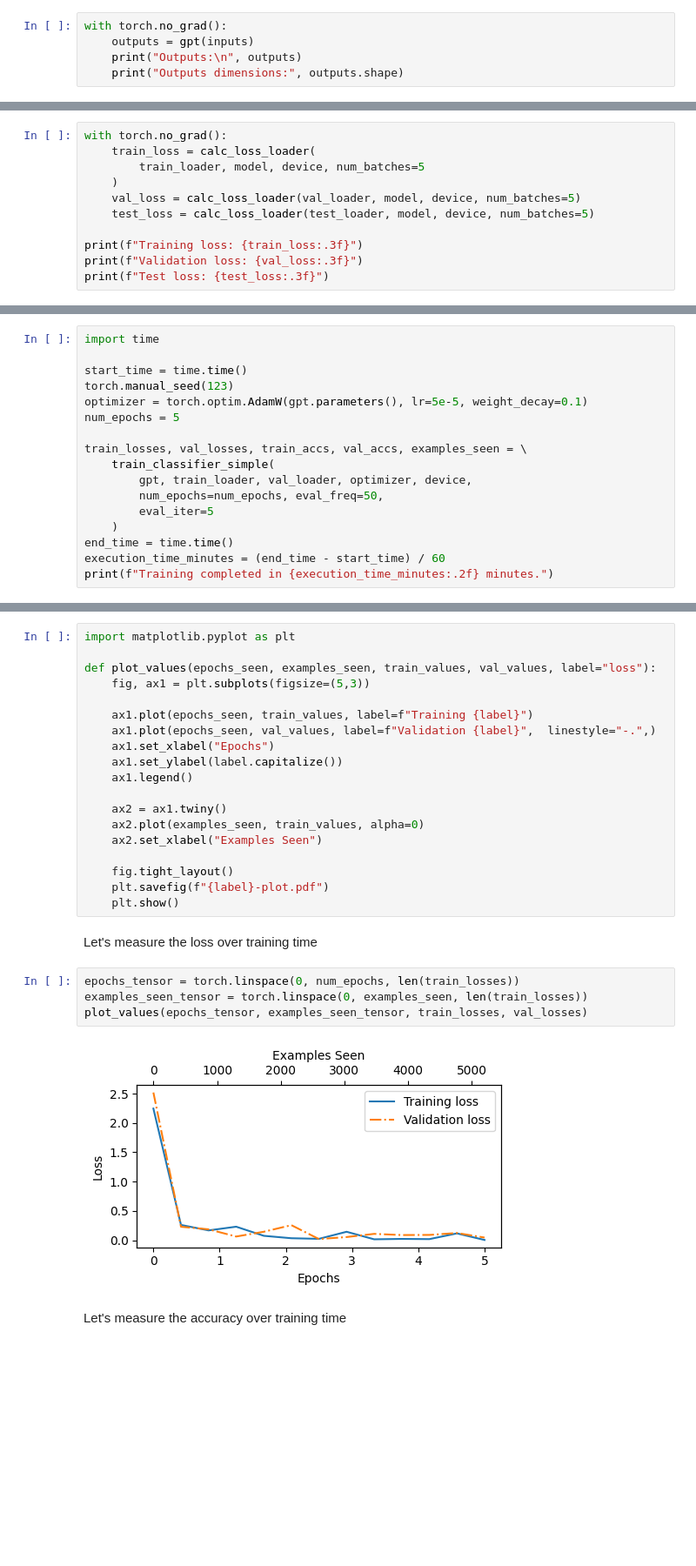
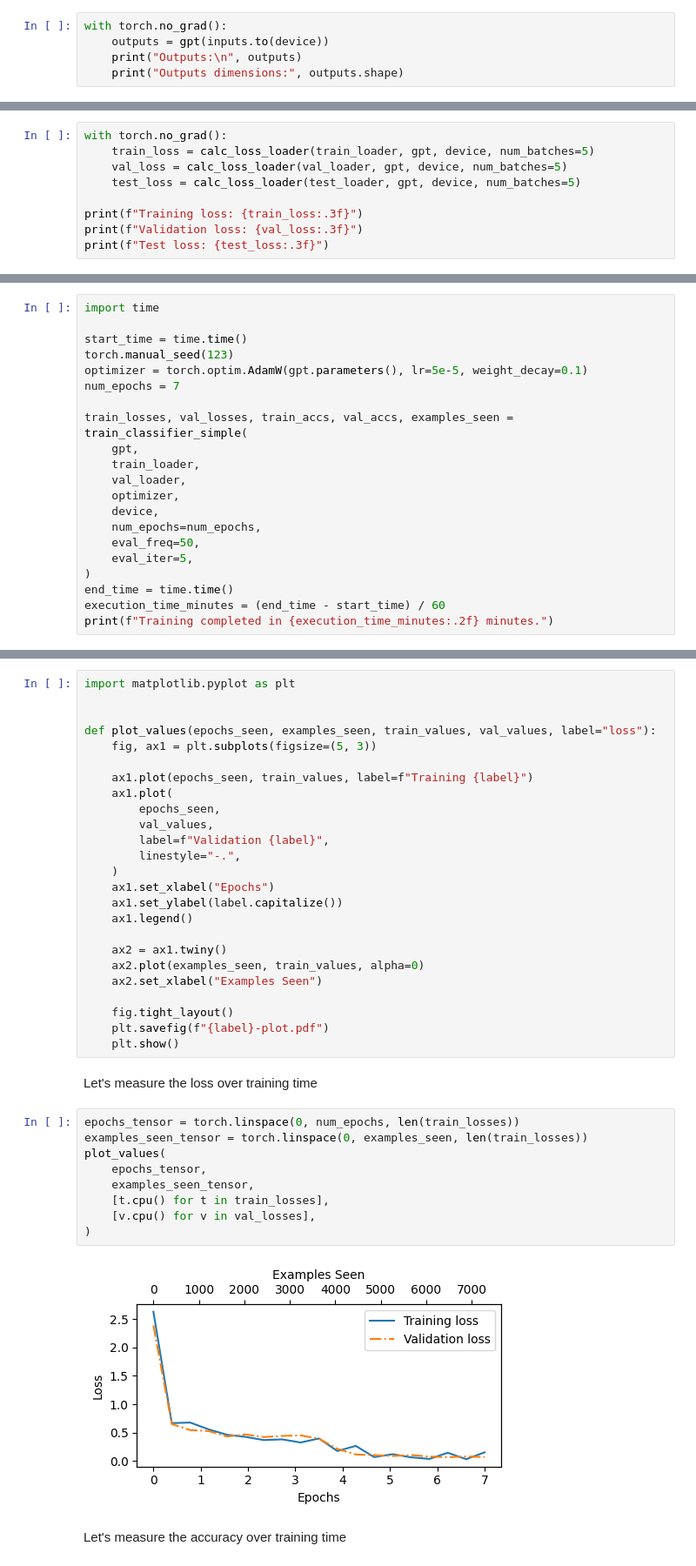
Before and after one commit to diegoalejogm/build-llm, a Jupyter notebook: fine-tuning.ipynb, the cells around one changed output, grey strips where cells are left out. Shown at 87% size. Drawn from its saved outputs; the diff is of its cells as text; blank space fills up the shorter version.

```diff
--- a/fine-tuning.ipynb
+++ b/fine-tuning.ipynb
@@ -405,7 +454,7 @@ Inputs dimensions: torch.Size([1, 4])
 The last output dimension is now `2`
 # %%
 with torch.no_grad():
-    outputs = gpt(inputs)
+    outputs = gpt(inputs.to(device))
     print("Outputs:\n", outputs)
     print("Outputs dimensions:", outputs.shape)
 # %% [output]
@@ -507,10 +558,8 @@ def calc_loss_loader(data_loader, model, device, num_batches=None):
 # %%
 with torch.no_grad():
-    train_loss = calc_loss_loader(
-        train_loader, model, device, num_batches=5
-    )
-    val_loss = calc_loss_loader(val_loader, model, device, num_batches=5)
-    test_loss = calc_loss_loader(test_loader, model, device, num_batches=5)
+    train_loss = calc_loss_loader(train_loader, gpt, device, num_batches=5)
+    val_loss = calc_loss_loader(val_loader, gpt, device, num_batches=5)
+    test_loss = calc_loss_loader(test_loader, gpt, device, num_batches=5)
 
 print(f"Training loss: {train_loss:.3f}")
 print(f"Validation loss: {val_loss:.3f}")
@@ -616,14 +673,18 @@ import time
 start_time = time.time()
 torch.manual_seed(123)
 optimizer = torch.optim.AdamW(gpt.parameters(), lr=5e-5, weight_decay=0.1)
-num_epochs = 5
+num_epochs = 7
 
-train_losses, val_losses, train_accs, val_accs, examples_seen = \
-    train_classifier_simple(
-        gpt, train_loader, val_loader, optimizer, device,
-        num_epochs=num_epochs, eval_freq=50,
-        eval_iter=5
-    )
+train_losses, val_losses, train_accs, val_accs, examples_seen = train_classifier_simple(
+    gpt,
+    train_loader,
+    val_loader,
+    optimizer,
+    device,
+    num_epochs=num_epochs,
+    eval_freq=50,
+    eval_iter=5,
+)
 end_time = time.time()
 execution_time_minutes = (end_time - start_time) / 60
 print(f"Training completed in {execution_time_minutes:.2f} minutes.")
@@ -650,11 +711,17 @@ Training completed in 28.38 minutes.
 # %%
 import matplotlib.pyplot as plt
 
+
 def plot_values(epochs_seen, examples_seen, train_values, val_values, label="loss"):
-    fig, ax1 = plt.subplots(figsize=(5,3))
+    fig, ax1 = plt.subplots(figsize=(5, 3))
 
     ax1.plot(epochs_seen, train_values, label=f"Training {label}")
-    ax1.plot(epochs_seen, val_values, label=f"Validation {label}",  linestyle="-.",)
+    ax1.plot(
+        epochs_seen,
+        val_values,
+        label=f"Validation {label}",
+        linestyle="-.",
+    )
     ax1.set_xlabel("Epochs")
     ax1.set_ylabel(label.capitalize())
     ax1.legend()
@@ -671,9 +738,14 @@ Let's measure the loss over training time
 # %%
 epochs_tensor = torch.linspace(0, num_epochs, len(train_losses))
 examples_seen_tensor = torch.linspace(0, examples_seen, len(train_losses))
-plot_values(epochs_tensor, examples_seen_tensor, train_losses, val_losses)
+plot_values(
+    epochs_tensor,
+    examples_seen_tensor,
+    [t.cpu() for t in train_losses],
+    [v.cpu() for v in val_losses],
+)
 # %% [output]
-[figure, old version]
+[figure, new version]
 # %% [markdown]
 Let's measure the accuracy over training time
 # %%
```
Also changed, not shown: parts of 32 cells of this notebook, 2 other files.
